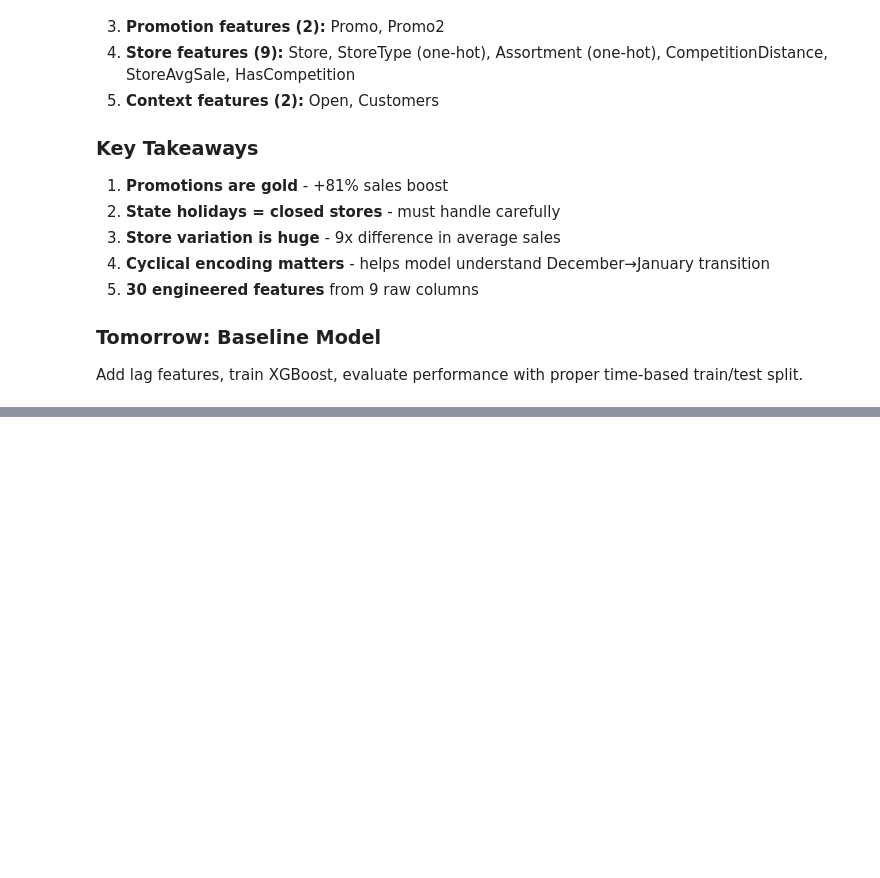
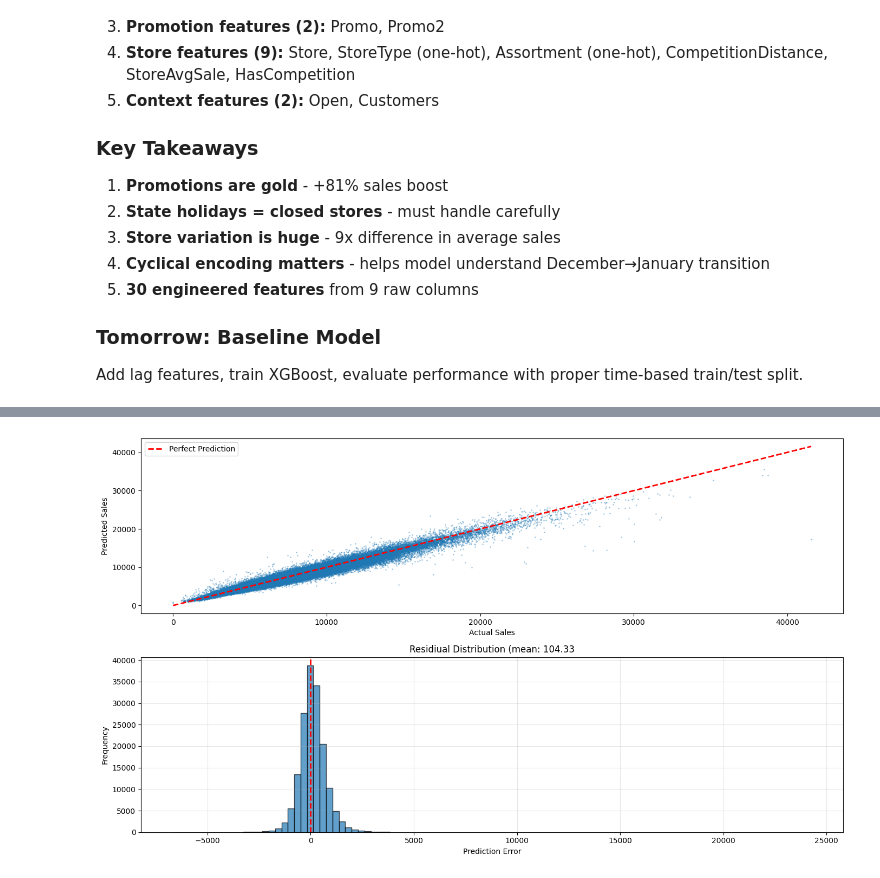
Before and after one commit to Dereger325/sales-forecasting, a Jupyter notebook: sales_forecasting.ipynb, the cells around one changed output, grey strips where cells are left out. Saved outputs shown, nothing was run; the diff lists cells and outputs as text; code cells hidden in the pictures; blank space fills up the shorter version.

```diff
--- a/sales_forecasting.ipynb
+++ b/sales_forecasting.ipynb
@@ -818,0 +947,12 @@ Add lag features, train XGBoost, evaluate performance with proper time-based tra
+# %%
+X_train = train_df[feature_cols]
+Y_train = train_df['Sales']
+
+X_test = test_df[feature_cols]
+Y_test = test_df['Sales']
+
+print('Shape of data')
+print(f'X_train: {X_train.shape}')
+print(f'Y_train: {Y_train.shape}')
+print(f'X_test: {X_test.shape}')
+print(f'Y_test: {Y_test.shape}')
@@ -818,0 +965,15 @@ Add lag features, train XGBoost, evaluate performance with proper time-based tra
+# %%
+import xgboost as xgb
+from sklearn.metrics import mean_absolute_error,mean_squared_error
+
+model = xgb.XGBRegressor(n_estimators = 100,max_depth = 6,learning_rate = 0.1,random_state = 42,n_jobs = -1).fit(X_train,Y_train)
+y_pred = model.predict(X_test)
+
+print('Predictions, first 10 predictions vs actual')
+
+comparison = pd.DataFrame({
+    'Actual' : Y_test.values[:10],
+    'y_pred' : y_pred[:10],
+    'Error'  : Y_test.values[:10] - y_pred[:10]
+})
+print(comparison)
@@ -818,0 +1037,20 @@ Add lag features, train XGBoost, evaluate performance with proper time-based tra
+# %%
+fig,axes = plt.subplots(2,1,figsize = (14,8))
+
+axes[0].scatter(Y_test,y_pred,alpha = 0.3,s = 1)
+axes[0].plot([Y_test.min(),Y_test.max()],[Y_test.min(),Y_test.max()],'r--',linewidth = 2,label = 'Perfect Prediction')
+axes[0].set_xlabel('Actual Sales')
+axes[0].set_ylabel('Predicted Sales')
+axes[0].legend()
+
+residuals = Y_test - y_pred
+axes[1].hist(residuals,bins = 100,edgecolor = 'black',alpha = 0.7)
+axes[1].set_xlabel('Prediction Error')
+axes[1].set_ylabel('Frequency')
+axes[1].set_title(f'Residiual Distribution (mean: {residuals.mean():.2f}')
+axes[1].axvline(x=0,color = 'red',linestyle = '--',linewidth = 2)
+axes[1].grid(alpha = 0.3)
+plt.tight_layout()
+plt.show()
+# %% [output]
+[figure, added]
```
Also changed, not shown: parts of 13 cells of this notebook.
